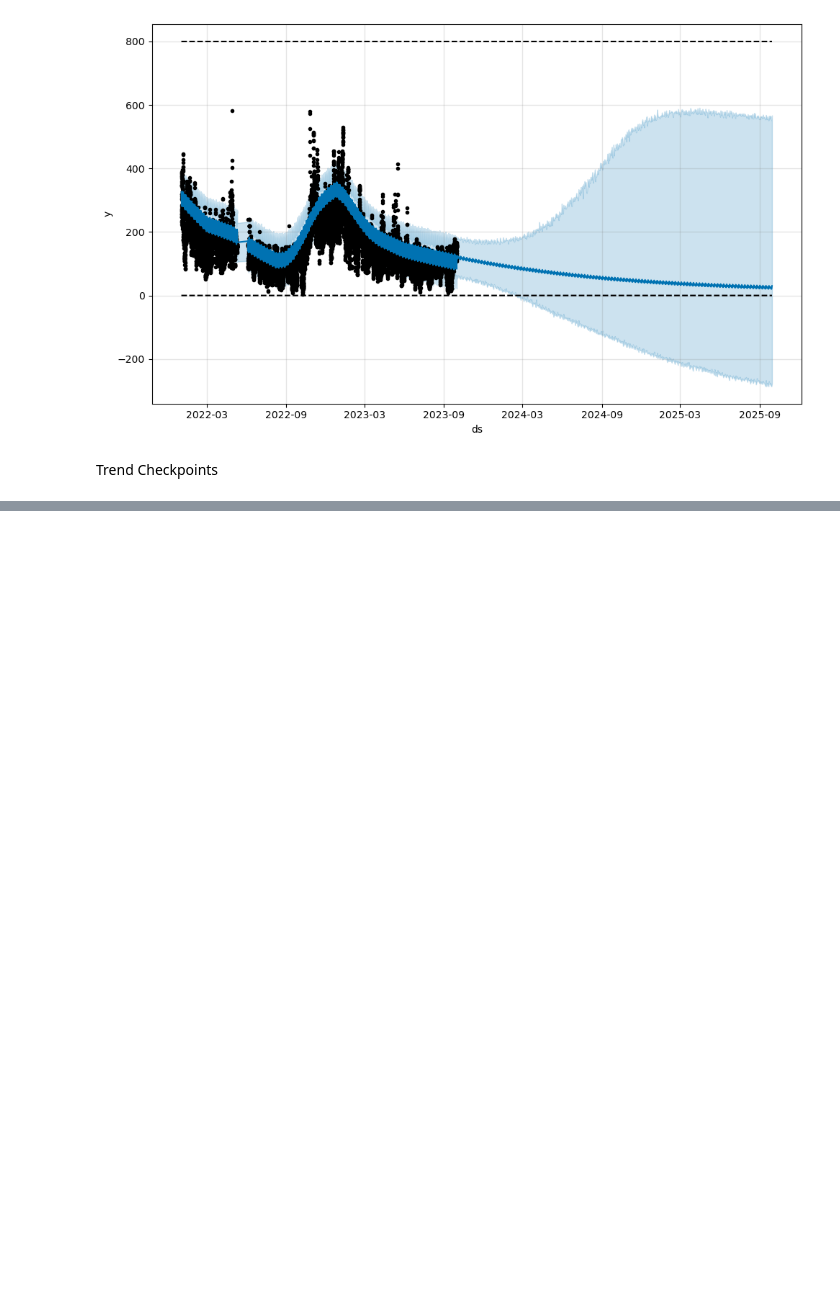
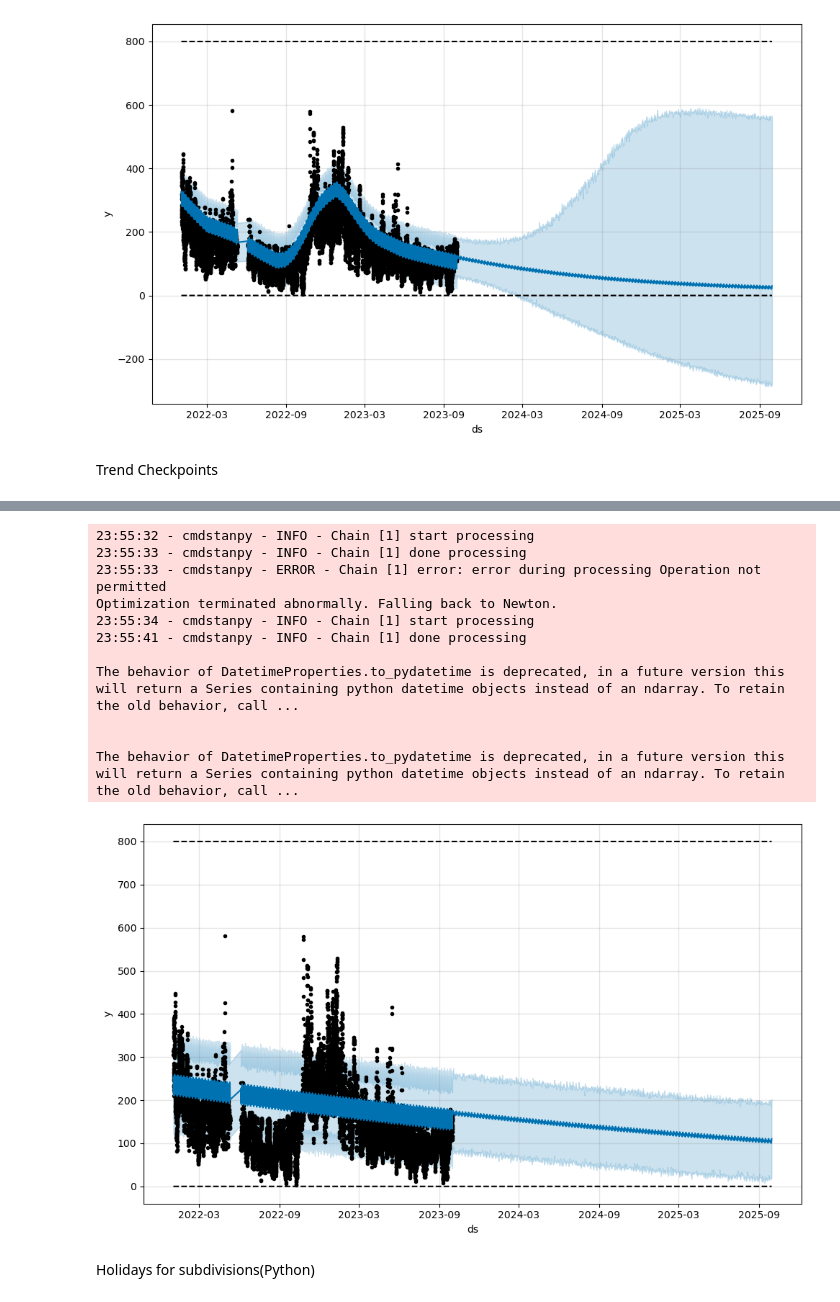
Before and after one commit to ARKA1112/Time_Series_R, a Jupyter notebook: prophet_usecase.ipynb, the cells around one changed output, grey strips where cells are left out. Saved outputs shown, nothing was run; the diff lists cells and outputs as text; code cells hidden in the pictures; blank space fills up the shorter version.

```diff
--- a/prophet_usecase.ipynb
+++ b/prophet_usecase.ipynb
@@ -428,0 +437,13 @@ Trend Checkpoints
+# %%
+#you can adjust the changepoint range by specifying m=Prophet(changepoint_range=0.9)
+
+
+# Adjusting trend flexibility
+
+
+m = Prophet(changepoint_prior_scale=0.5, growth='logistic', changepoint_range=0.9)
+
+# more the changepoint prior scale more the flexibility
+# %%
+m.fit(train_data_1).predict(future)
+fig = m.plot(forecast)
@@ -428,0 +459,21 @@ Trend Checkpoints
+# %%
+# Specifying the locations of the chagnepoints/Manual changepoint implementation
+
+m = Prophet(growth='logistic',changepoints=['01-11-2022'])
+forecast = m.fit(train_data_1).predict(future)
+fig = m.plot(forecast)
+# %% [output]
+23:55:32 - cmdstanpy - INFO - Chain [1] start processing
+23:55:33 - cmdstanpy - INFO - Chain [1] done processing
+23:55:33 - cmdstanpy - ERROR - Chain [1] error: error during processing Operation not permitted
+Optimization terminated abnormally. Falling back to Newton.
+23:55:34 - cmdstanpy - INFO - Chain [1] start processing
+23:55:41 - cmdstanpy - INFO - Chain [1] done processing
+
+The behavior of DatetimeProperties.to_pydatetime is deprecated, in a future version this will return a Series containing python datetime objects instead of an ndarray. To retain the old behavior, call ...
+
+
+The behavior of DatetimeProperties.to_pydatetime is deprecated, in a future version this will return a Series containing python datetime objects instead of an ndarray. To retain the old behavior, call ...
+[figure, added]
+# %% [markdown]
+Holidays for subdivisions(Python)
```
Also changed, not shown: parts of 18 cells of this notebook.
